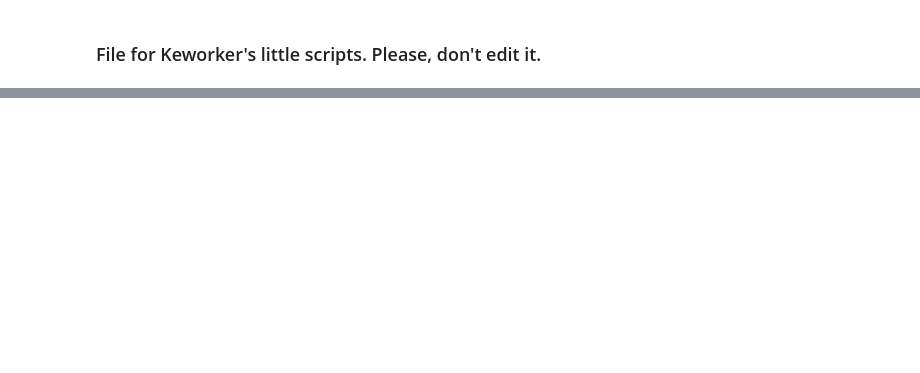
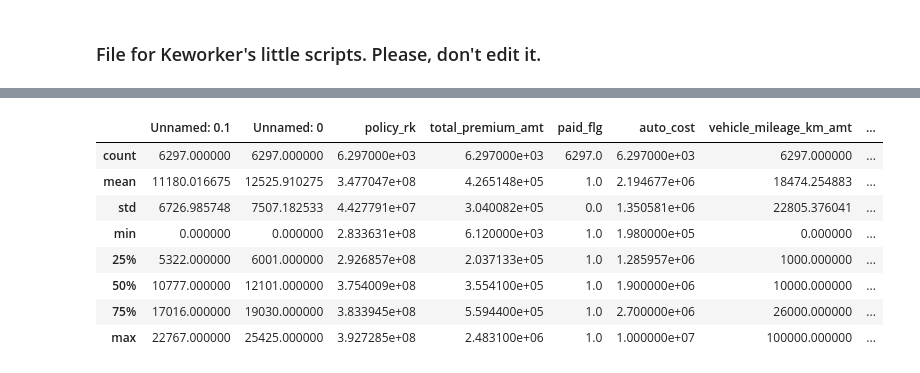
Before and after one commit to Keworker/Dano24, a Jupyter notebook: keworker.ipynb, the cells around one changed output, grey strips where cells are left out. Cells and saved outputs as stored; diff of their text form; code cells hidden in the pictures; blank space fills up the shorter version.

```diff
--- a/keworker.ipynb
+++ b/keworker.ipynb
@@ -60,0 +121,15 @@ for s in ["vehicle_credit_flg"# "coverage", "repair_option", "repair_option", "r
+# %%
+paid = pd.read_csv("paid.csv")
+unpaid = pd.read_csv("unpaid.csv")
+# %%
+paid.describe()
+# %% [output]
+|  | Unnamed: 0.1 | Unnamed: 0 | policy_rk | total_premium_amt | paid_flg | auto_cost | vehicle_mileage_km_amt | ... |
+| count | 6297.000000 | 6297.000000 | 6.297000e+03 | 6.297000e+03 | 6297.0 | 6.297000e+03 | 6297.000000 | ... |
+| mean | 11180.016675 | 12525.910275 | 3.477047e+08 | 4.265148e+05 | 1.0 | 2.194677e+06 | 18474.254883 | ... |
+| std | 6726.985748 | 7507.182533 | 4.427791e+07 | 3.040082e+05 | 0.0 | 1.350581e+06 | 22805.376041 | ... |
+| min | 0.000000 | 0.000000 | 2.833631e+08 | 6.120000e+03 | 1.0 | 1.980000e+05 | 0.000000 | ... |
+| 25% | 5322.000000 | 6001.000000 | 2.926857e+08 | 2.037133e+05 | 1.0 | 1.285957e+06 | 1000.000000 | ... |
+| 50% | 10777.000000 | 12101.000000 | 3.754009e+08 | 3.554100e+05 | 1.0 | 1.900000e+06 | 10000.000000 | ... |
+| 75% | 17016.000000 | 19030.000000 | 3.833945e+08 | 5.594400e+05 | 1.0 | 2.700000e+06 | 26000.000000 | ... |
+| max | 22767.000000 | 25425.000000 | 3.927285e+08 | 2.483100e+06 | 1.0 | 1.000000e+07 | 100000.000000 | ... |
```
Also changed, not shown: parts of 14 cells of this notebook, 1 other file.
